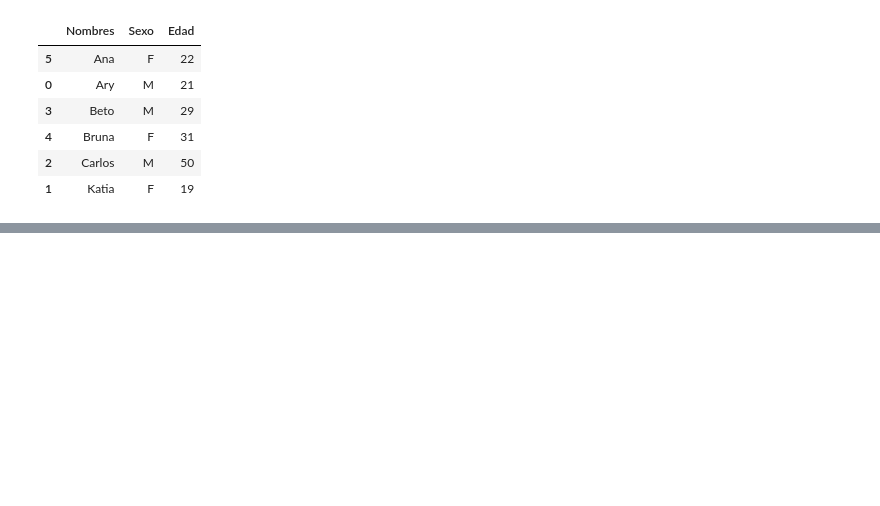
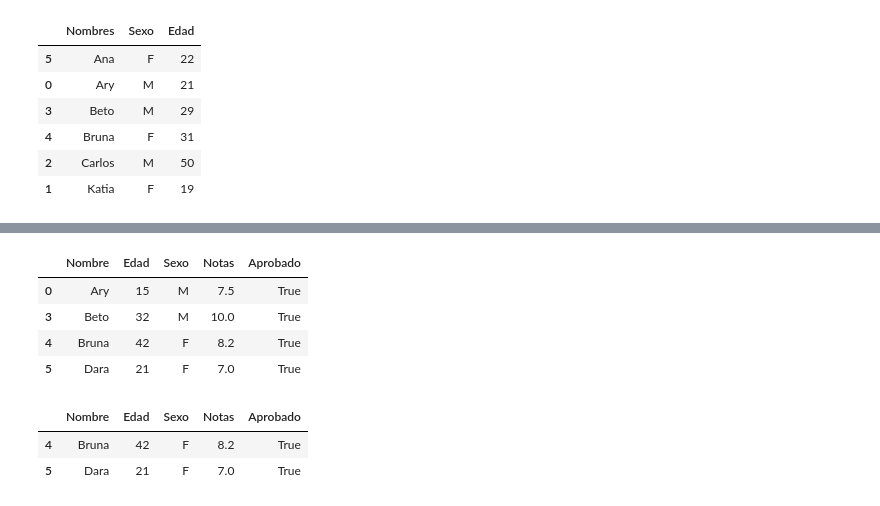
Before and after one commit to Tushima437/python, a Jupyter notebook: Python_Pandas_Tratamiento_y_análisis_de_datos.ipynb, the cells around one changed output, grey strips where cells are left out. Saved outputs shown, nothing was run; the diff lists cells and outputs as text; code cells hidden in the pictures; blank space fills up the shorter version.

```diff
--- a/Python_Pandas_Tratamiento_y_análisis_de_datos.ipynb
+++ b/Python_Pandas_Tratamiento_y_análisis_de_datos.ipynb
@@ -1001,0 +1082,20 @@ df_B
+# %%
+#Cree un DataFrame sólo con los estudiantes aprobados.
+seleccion = alumnos['Aprobado'] == True
+e1 = alumnos[seleccion]
+e1
+# %% [output]
+|  | Nombre | Edad | Sexo | Notas | Aprobado |
+| 0 | Ary | 15 | M | 7.5 | True |
+| 3 | Beto | 32 | M | 10.0 | True |
+| 4 | Bruna | 42 | F | 8.2 | True |
+| 5 | Dara | 21 | F | 7.0 | True |
+# %%
+#Cree un DataFrame sólo con las estudiantes aprobadas.
+seleccion = (alumnos['Aprobado'] == True) & (alumnos['Sexo'] == 'F')
+e2 = alumnos[seleccion]
+e2
+# %% [output]
+|  | Nombre | Edad | Sexo | Notas | Aprobado |
+| 4 | Bruna | 42 | F | 8.2 | True |
+| 5 | Dara | 21 | F | 7.0 | True |
```
Also changed, not shown: parts of 38 cells of this notebook.
